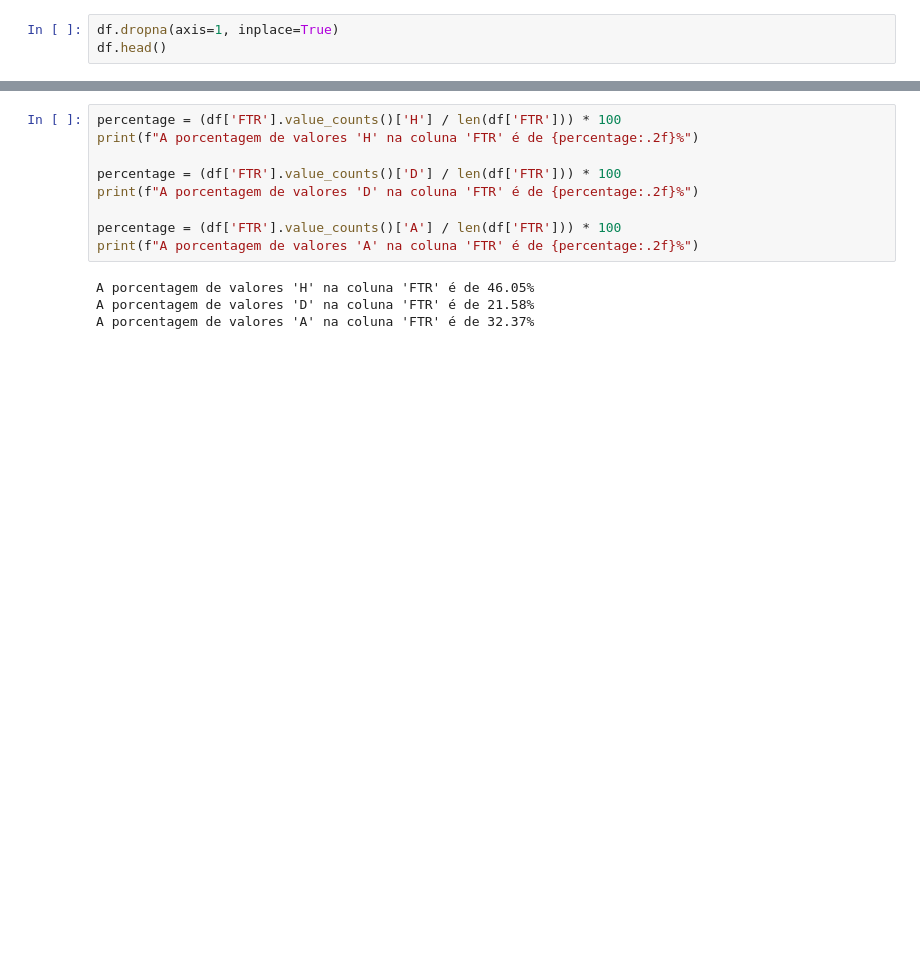
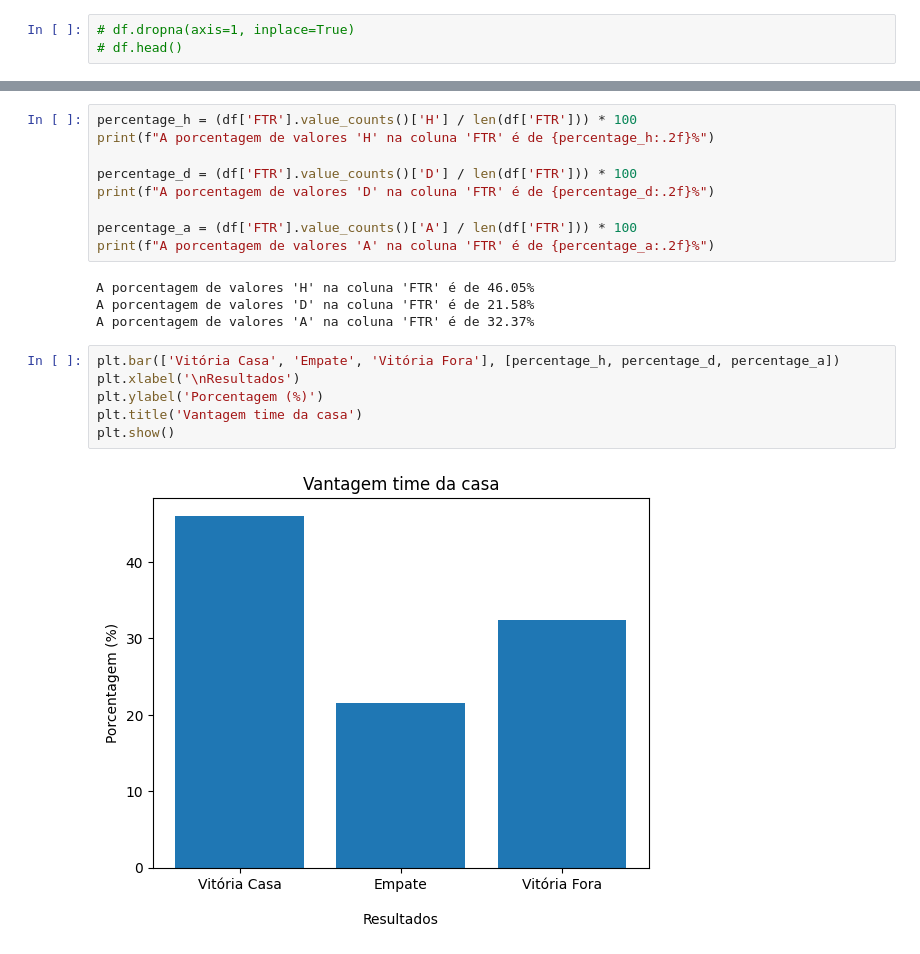
Before and after one commit to henriquecmelo1/Projeto-Data-Science, a Jupyter notebook: ds.ipynb, the cells around one changed output, grey strips where cells are left out. Cells and saved outputs as stored; diff of their text form; blank space fills up the shorter version.

```diff
--- a/ds.ipynb
+++ b/ds.ipynb
@@ -58,6 +59,6 @@ Length: 88, dtype: bool
 # %%
-df.dropna(axis=1, inplace=True)
-df.head()
+# df.dropna(axis=1, inplace=True)
+# df.head()
 # %% [output]
 |  | Div | Date | Time | HomeTeam | AwayTeam | FTHG | FTAG | FTR | HTHG | HTAG | ... | ... |
 | 0 | E0 | 11/08/2023 | 20:00 | Burnley | Man City | 0 | 3 | A | 0 | 2 | ... | ... |
@@ -82,15 +83,23 @@ print("Total Half Time Goals: ", total_HTG)
 Total Full Time Goals:  1246
 Total Half Time Goals:  517
 # %%
-percentage = (df['FTR'].value_counts()['H'] / len(df['FTR'])) * 100
-print(f"A porcentagem de valores 'H' na coluna 'FTR' é de {percentage:.2f}%")
+percentage_h = (df['FTR'].value_counts()['H'] / len(df['FTR'])) * 100
+print(f"A porcentagem de valores 'H' na coluna 'FTR' é de {percentage_h:.2f}%")
 
-percentage = (df['FTR'].value_counts()['D'] / len(df['FTR'])) * 100
-print(f"A porcentagem de valores 'D' na coluna 'FTR' é de {percentage:.2f}%")
+percentage_d = (df['FTR'].value_counts()['D'] / len(df['FTR'])) * 100
+print(f"A porcentagem de valores 'D' na coluna 'FTR' é de {percentage_d:.2f}%")
 
-percentage = (df['FTR'].value_counts()['A'] / len(df['FTR'])) * 100
-print(f"A porcentagem de valores 'A' na coluna 'FTR' é de {percentage:.2f}%")
+percentage_a = (df['FTR'].value_counts()['A'] / len(df['FTR'])) * 100
+print(f"A porcentagem de valores 'A' na coluna 'FTR' é de {percentage_a:.2f}%")
 # %% [output]
 A porcentagem de valores 'H' na coluna 'FTR' é de 46.05%
 A porcentagem de valores 'D' na coluna 'FTR' é de 21.58%
 A porcentagem de valores 'A' na coluna 'FTR' é de 32.37%
+# %%
+plt.bar(['Vitória Casa', 'Empate', 'Vitória Fora'], [percentage_h, percentage_d, percentage_a])
+plt.xlabel('\nResultados')
+plt.ylabel('Porcentagem (%)')
+plt.title('Vantagem time da casa')
+plt.show()
+# %% [output]
+[figure, added]
```
Also changed, not shown: parts of 6 cells of this notebook, 1 other file.
